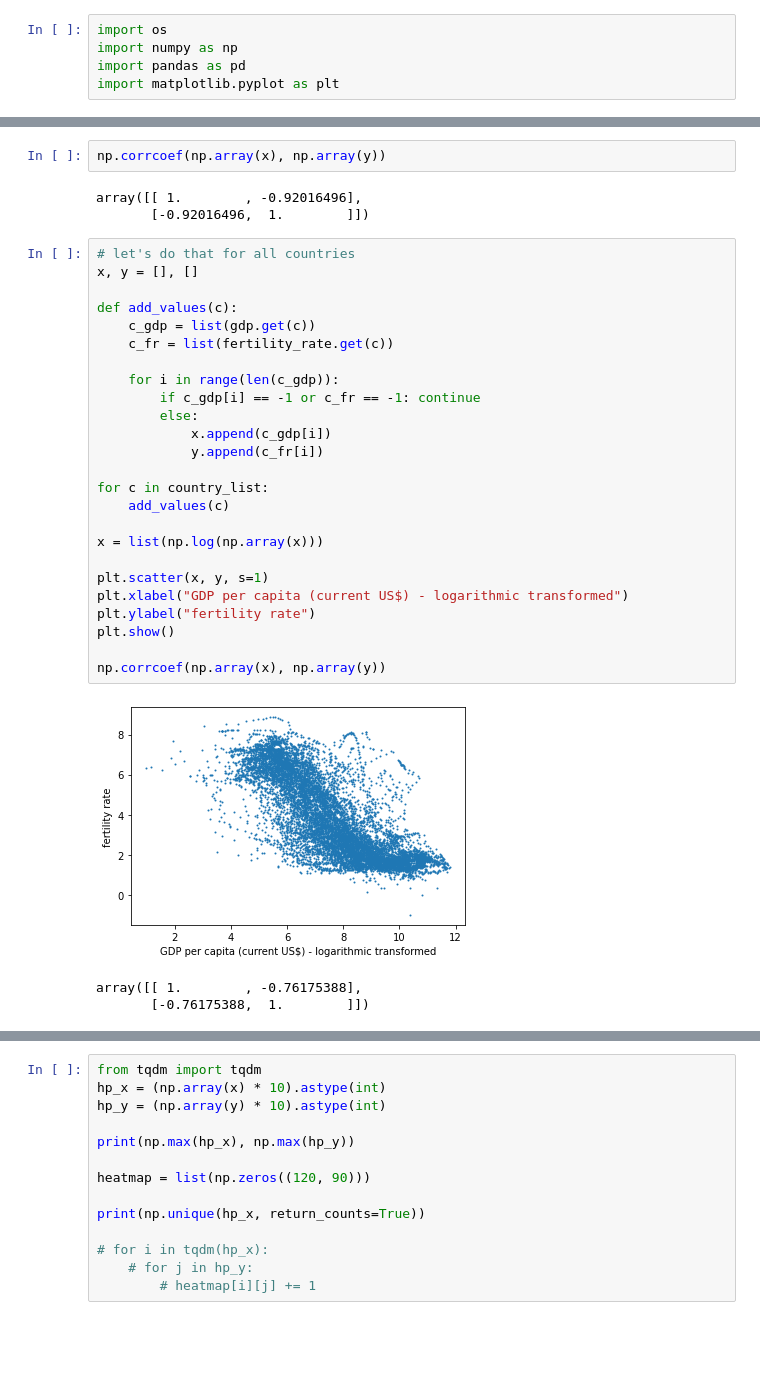
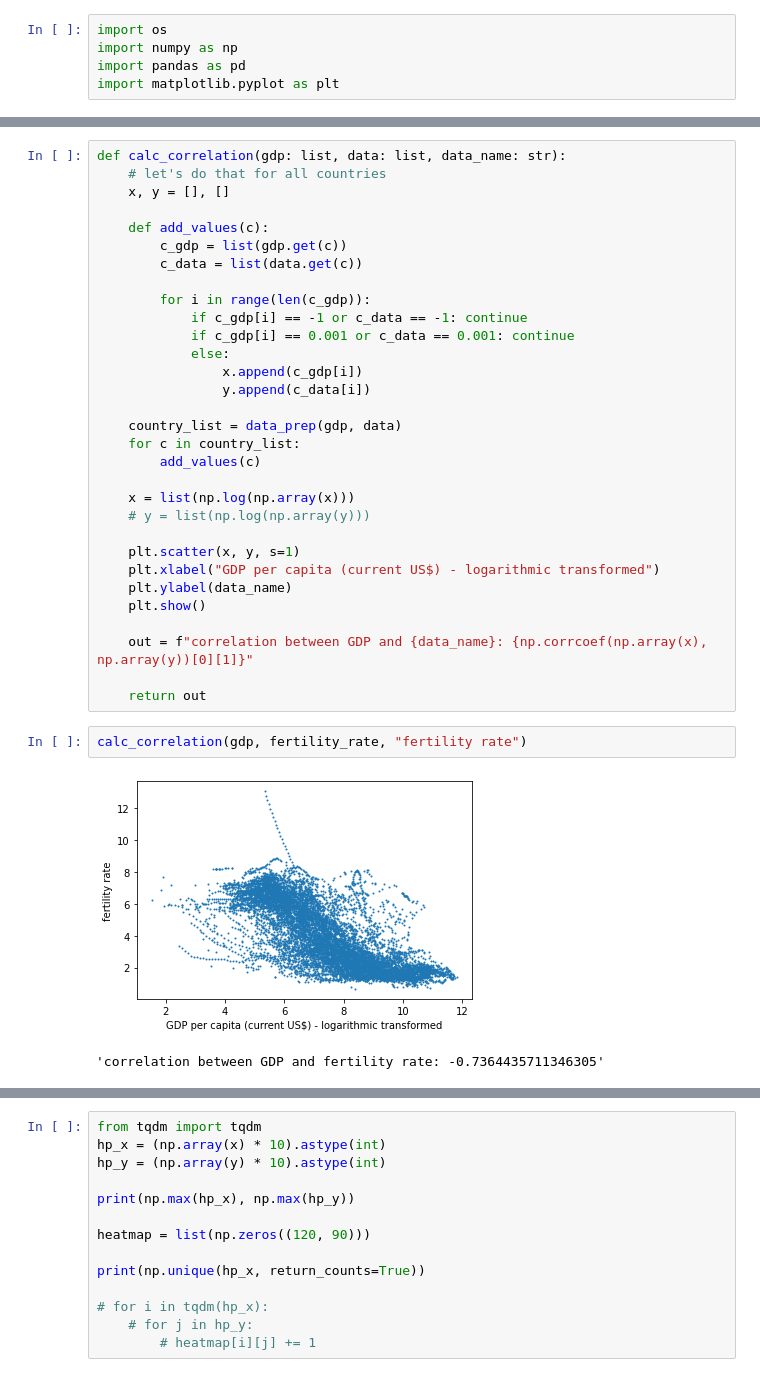
Before and after one commit to malikpaetzold/Statistical-Computing-DLBDBSC01, a Jupyter notebook: correlation_analysis.ipynb, the cells around one changed output, grey strips where cells are left out. Drawn from its saved outputs; the diff is of its cells as text; blank space fills up the shorter version.

Commit message:
correlation analysis

```diff
--- a/correlation_analysis.ipynb
+++ b/correlation_analysis.ipynb
@@ -43,34 +41,36 @@ plt.show()
-# %%
-np.corrcoef(np.array(x), np.array(y))
-# %% [output]
-array([[ 1.        , -0.92016496],
-       [-0.92016496,  1.        ]])
 # %%
-# let's do that for all countries
-x, y = [], []
+def calc_correlation(gdp: list, data: list, data_name: str):
+    # let's do that for all countries
+    x, y = [], []
 
-def add_values(c):
-    c_gdp = list(gdp.get(c))
-    c_fr = list(fertility_rate.get(c))
+    def add_values(c):
+        c_gdp = list(gdp.get(c))
+        c_data = list(data.get(c))
 
-    for i in range(len(c_gdp)):
-        if c_gdp[i] == -1 or c_fr == -1: continue
-        else:
-            x.append(c_gdp[i])
-            y.append(c_fr[i])
+        for i in range(len(c_gdp)):
+            if c_gdp[i] == -1 or c_data == -1: continue
+            if c_gdp[i] == 0.001 or c_data == 0.001: continue
+            else:
+                x.append(c_gdp[i])
+                y.append(c_data[i])
 
-for c in country_list:
-    add_values(c)
+    country_list = data_prep(gdp, data)
+    for c in country_list:
+        add_values(c)
 
-x = list(np.log(np.array(x)))
+    x = list(np.log(np.array(x)))
+    # y = list(np.log(np.array(y)))
 
-plt.scatter(x, y, s=1)
-plt.xlabel("GDP per capita (current US$) - logarithmic transformed")
-plt.ylabel("fertility rate")
-plt.show()
+    plt.scatter(x, y, s=1)
+    plt.xlabel("GDP per capita (current US$) - logarithmic transformed")
+    plt.ylabel(data_name)
+    plt.show()
 
-np.corrcoef(np.array(x), np.array(y))
+    out = f"correlation between GDP and {data_name}: {np.corrcoef(np.array(x), np.array(y))[0][1]}"
+
+    return out
-# %% [output]
-[figure, removed]
-array([[ 1.        , -0.76175388],
-       [-0.76175388,  1.        ]])
+# %%
+calc_correlation(gdp, fertility_rate, "fertility rate")
+# %% [output]
+[figure, added]
+'correlation between GDP and fertility rate: -0.7364435711346305'
```
Also changed, not shown: parts of 8 cells of this notebook.
